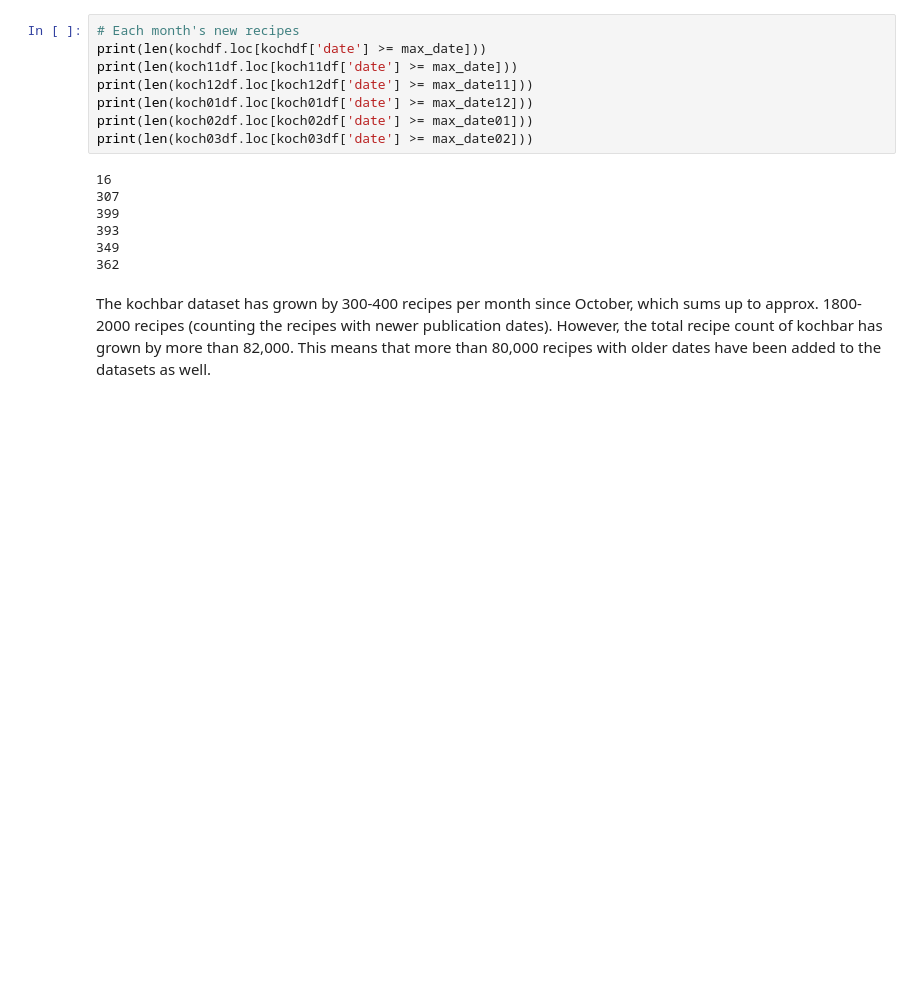
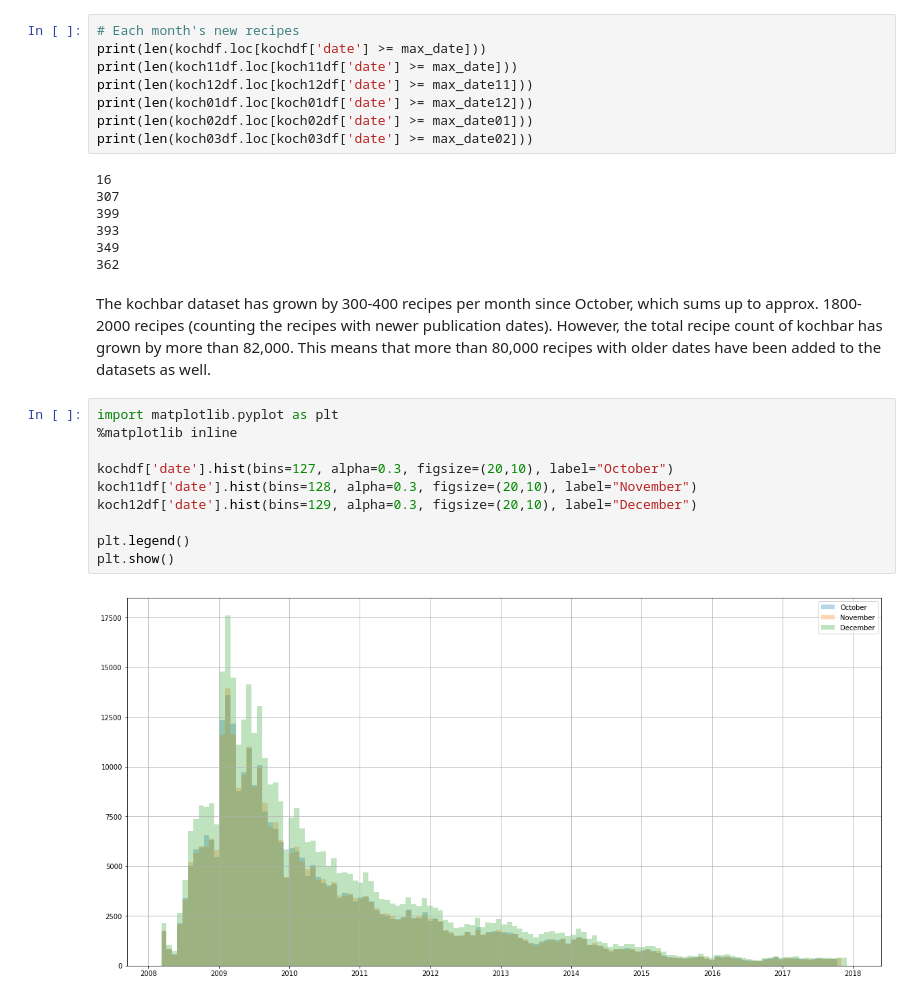
Before and after one commit to tbuz/RecipeScraper, a Jupyter notebook: Kochbar_Dataset_Growth.ipynb, the cells around one changed output. Cells and saved outputs as stored; diff of their text form; blank space fills up the shorter version.

```diff
--- a/Kochbar_Dataset_Growth.ipynb
+++ b/Kochbar_Dataset_Growth.ipynb
@@ -200,3 +200,15 @@ print(len(koch03df.loc[koch03df['date'] >= max_date02]))
 The kochbar dataset has grown by 300-400 recipes per month since October, which sums up to approx. 1800-2000 recipes (counting the recipes with newer publication dates).
 However, the total recipe count of kochbar has grown by more than 82,000.
 This means that more than 80,000 recipes with older dates have been added to the datasets as well.
+# %%
+import matplotlib.pyplot as plt
+%matplotlib inline
+
+kochdf['date'].hist(bins=127, alpha=0.3, figsize=(20,10), label="October")
+koch11df['date'].hist(bins=128, alpha=0.3, figsize=(20,10), label="November")
+koch12df['date'].hist(bins=129, alpha=0.3, figsize=(20,10), label="December")
+
+plt.legend()
+plt.show()
+# %% [output]
+[figure, added]
```
Also changed, not shown: parts of 2 cells of this notebook.
